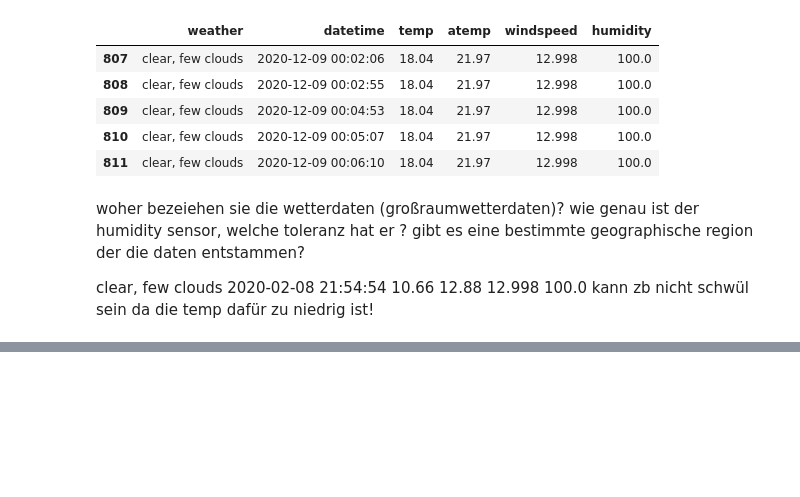
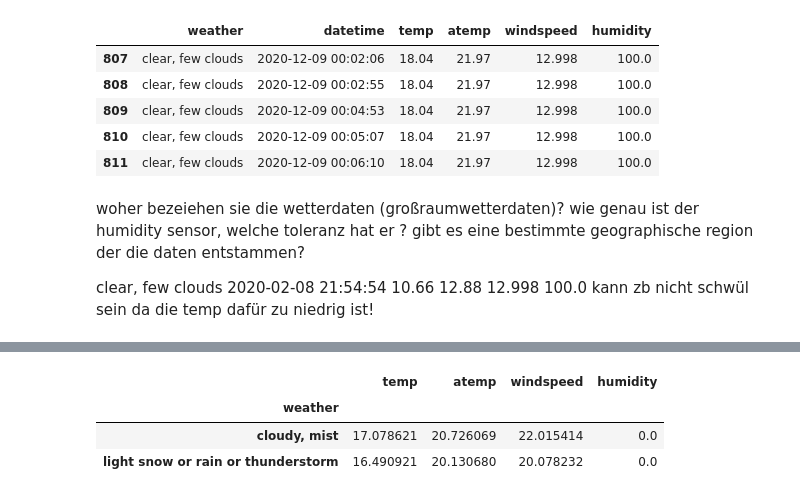
Before and after one commit to P-AEL/K-ppers-Projekt1, a Jupyter notebook: Flo/Data_Cleaning.ipynb, the cells around one changed output, grey strips where cells are left out. Drawn from its saved outputs; the diff is of its cells as text; code cells hidden in the pictures; blank space fills up the shorter version.

```diff
--- a/Flo/f_data_cleaning.ipynb
+++ b/Flo/Data_Cleaning.ipynb
@@ -174,0 +197,8 @@ clear, few clouds	2020-02-08 21:54:54	10.66	12.88	12.998	100.0 kann zb nicht sch
+# %%
+dfh02 = dfh_0.groupby("weather").agg(temp =("temp", "mean"), atemp= ("atemp", "mean"), windspeed= ("windspeed", "mean"), humidity= ("humidity", "mean"))
+dfh02
+# %% [output]
+|  | temp | atemp | windspeed | humidity |
+| weather |  |  |  |  |
+| cloudy, mist | 17.078621 | 20.726069 | 22.015414 | 0.0 |
+| light snow or rain or thunderstorm | 16.490921 | 20.130680 | 20.078232 | 0.0 |
```
Also changed, not shown: parts of 4 cells of this notebook, 3 other files.
